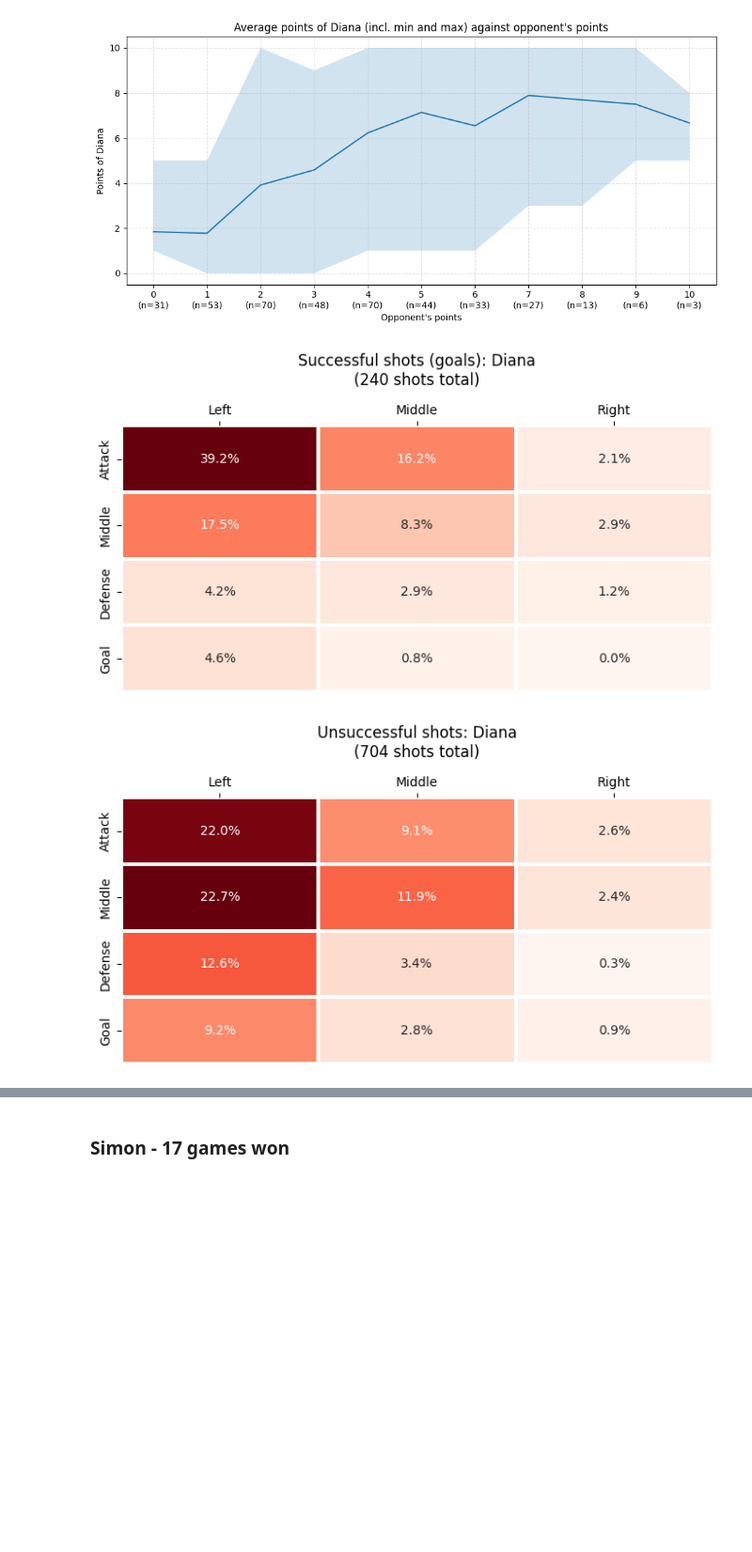
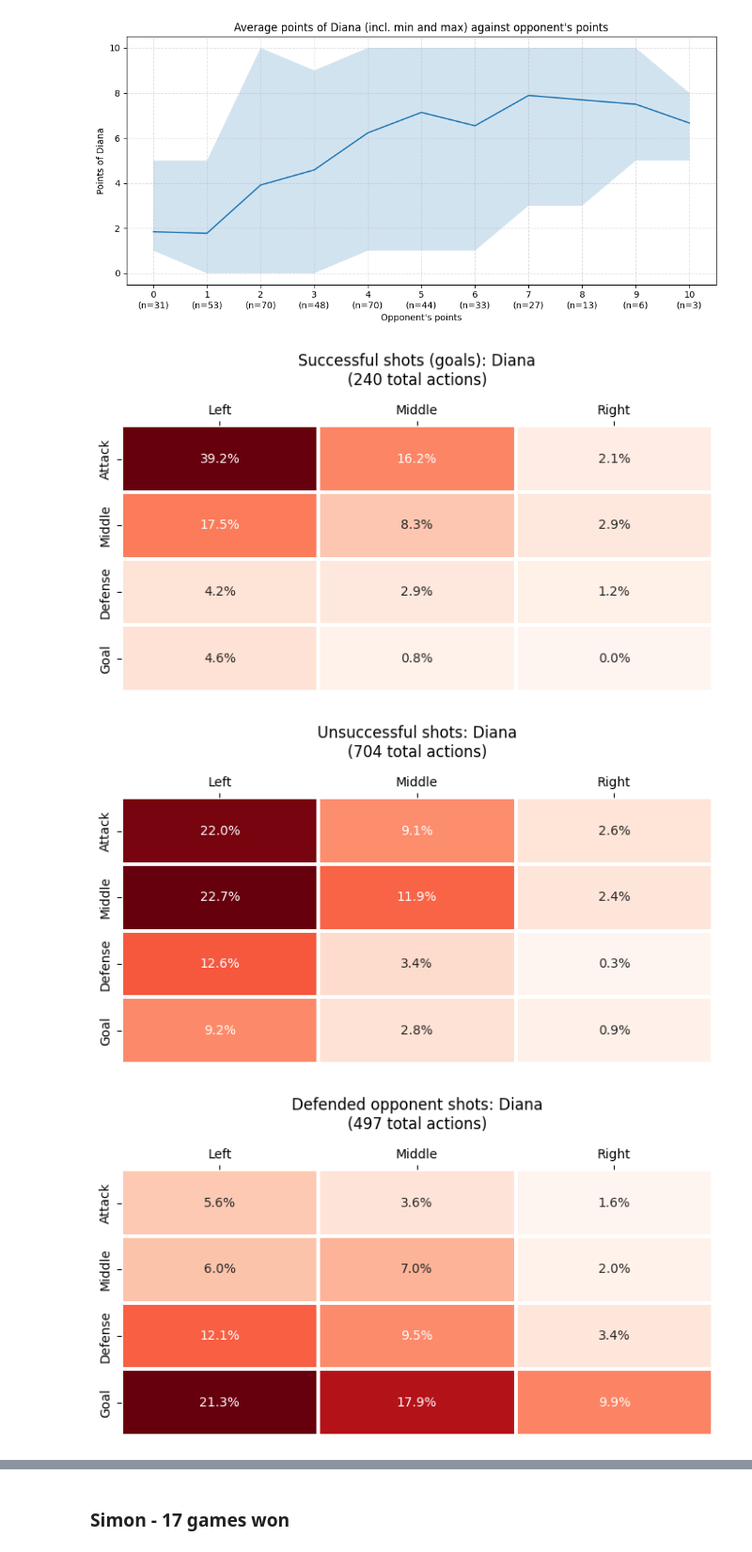
Before and after one commit to Rutvik-rn/Kicker-Strategy, a Jupyter notebook: notebook.ipynb, the cells around one changed output, grey strips where cells are left out. Shown at 94% size. Saved outputs shown, nothing was run; the diff lists cells and outputs as text; code cells hidden in the pictures; blank space fills up the shorter version.

```diff
--- a/notebook.ipynb
+++ b/notebook.ipynb
@@ -688,6 +717,7 @@ timestamped_data_diana = timestamped_player_data('Diana')
 results_data_diana = results_player_data('Diana')
 round_data_diana = round_player_data('Diana')
 shot_events_diana = shot_events_player_data('Diana')
+defense_data_diana = failed_shots_opponents('Diana')
 # %%
 results_data_diana
 # %% [output]
@@ -718,9 +748,11 @@ print(get_average_points(results_data_diana, 'Diana'))
 plot_player_performance(round_data_diana, 'Diana')
 # %% [output]
 [figure]
-# %%
-plot_shot_heatmap(shot_events_diana, "Diana")
-plot_shot_heatmap(shot_events_diana, "Diana", successful=False)
-# %% [output]
-[figure, removed]
-[figure, removed]
+# %%
+plot_shot_heatmap(shot_events_diana, 'Diana')
+plot_shot_heatmap(shot_events_diana, 'Diana', mode ='unsuccessful')
+plot_shot_heatmap(defense_data_diana, 'Diana', mode = 'defense')
+# %% [output]
+[figure, added]
+[figure, added]
+[figure, added]
```
Also changed, not shown: parts of 19 cells of this notebook.
